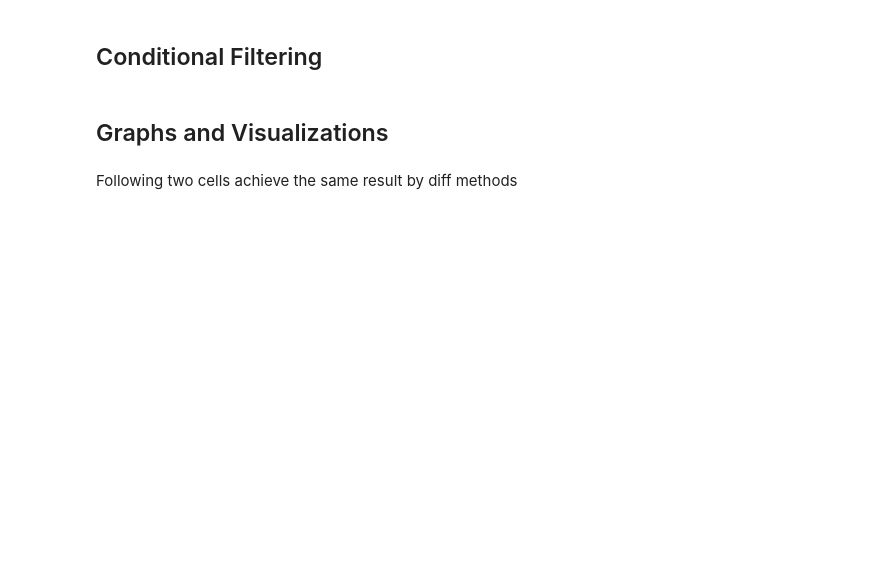
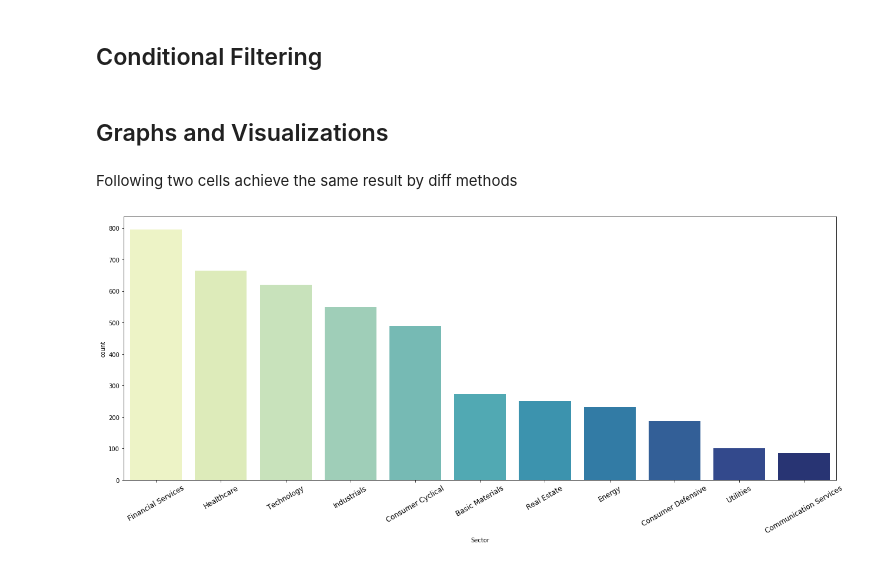
Before and after one commit to daniel-valdes/stock-eda, a Jupyter notebook: eda.ipynb, the cells around one changed output. Saved outputs shown, nothing was run; the diff lists cells and outputs as text; code cells hidden in the pictures; blank space fills up the shorter version.

```diff
--- a/eda.ipynb
+++ b/eda.ipynb
@@ -51,4 +52,11 @@ df[df['Revenue Growth'] > 10].sort_values(by='Revenue Growth', ascending=False);
 ## Graphs and Visualizations
 # %% [markdown]
 Following two cells achieve the same result by diff methods
+# %%
+plt.figure(figsize=(18,8))
+sns.countplot(x='Sector', data = df, palette='YlGnBu', order=df['Sector'].value_counts().index).set_xticklabels(labels = df['Sector'].value_counts().index, fontdict={'fontsize': 12},rotation=30)
+plt.tight_layout()
+plt.savefig(os.path.join('Figures','StockVolume_Sector.png'))
+# %% [output]
+[figure, added]
 # %%
```
Also changed, not shown: parts of 8 cells of this notebook, 1 other file.
